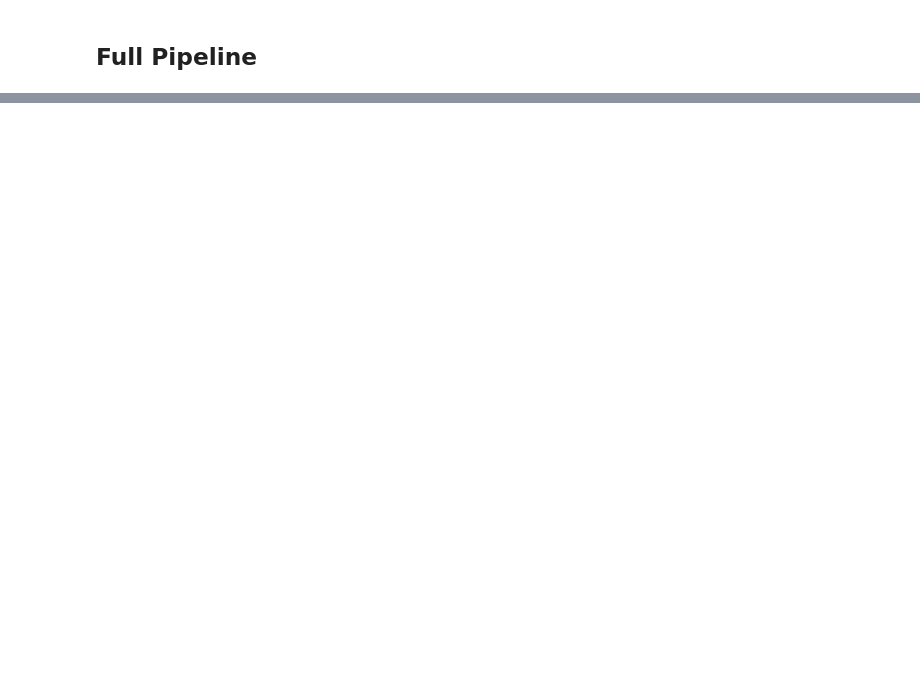
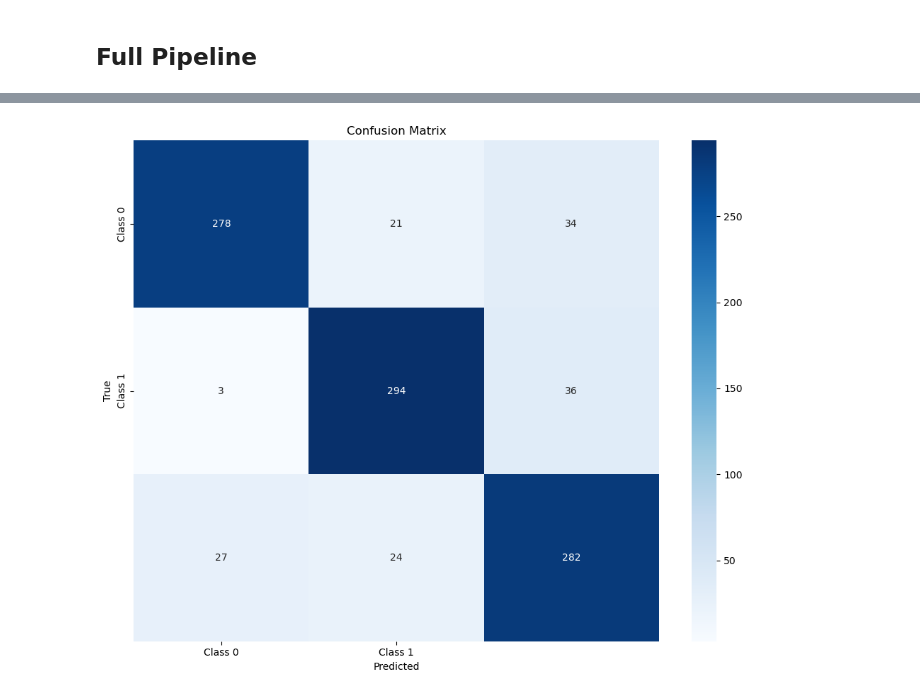
Before and after one commit to KishC/cs182_genomics_group_project, a Jupyter notebook: code/cs182_project_mamba_only_modeling_working.ipynb, the cells around one changed output, grey strips where cells are left out. Cells and saved outputs as stored; diff of their text form; code cells hidden in the pictures; blank space fills up the shorter version.

Commit message:
added metrics and checkpoints/saving to mamba only model, plus added ensemble model notebook

```diff
--- a/code/cs182_project_mamba_only_modeling_working.ipynb
+++ b/code/cs182_project_mamba_only_modeling_working.ipynb
@@ -395,0 +535,4 @@ Test Accuracy: 0.9258
+# %%
+# After training, load the best model and evaluate
+checkpoint_path = 'model_checkpoints/best_model.pt'
+test_metrics = load_best_model_and_evaluate(model, checkpoint_path, test_dataloader, device)
@@ -395,0 +557,27 @@ Test Accuracy: 0.9258
+# %%
+import matplotlib.pyplot as plt
+import seaborn as sns
+
+def plot_confusion_matrix(confusion_matrix, class_names=None):
+    """
+    Plot confusion matrix as a heatmap.
+
+    Args:
+        confusion_matrix: 2D numpy array of confusion matrix
+        class_names: List of class names (optional)
+    """
+    plt.figure(figsize=(10, 8))
+    sns.heatmap(confusion_matrix, annot=True, fmt='d', cmap='Blues',
+                xticklabels=class_names, yticklabels=class_names)
+    plt.xlabel('Predicted')
+    plt.ylabel('True')
+    plt.title('Confusion Matrix')
+    plt.tight_layout()
+    plt.savefig('confusion_matrix.png')
+    plt.show()
+
+# Plot confusion matrix
+plot_confusion_matrix(test_metrics['confusion_matrix'],
+                     class_names=['Class 0', 'Class 1'])
+# %% [output]
+[figure, added]
```
Also changed, not shown: parts of 11 cells of this notebook, 1 other file.
